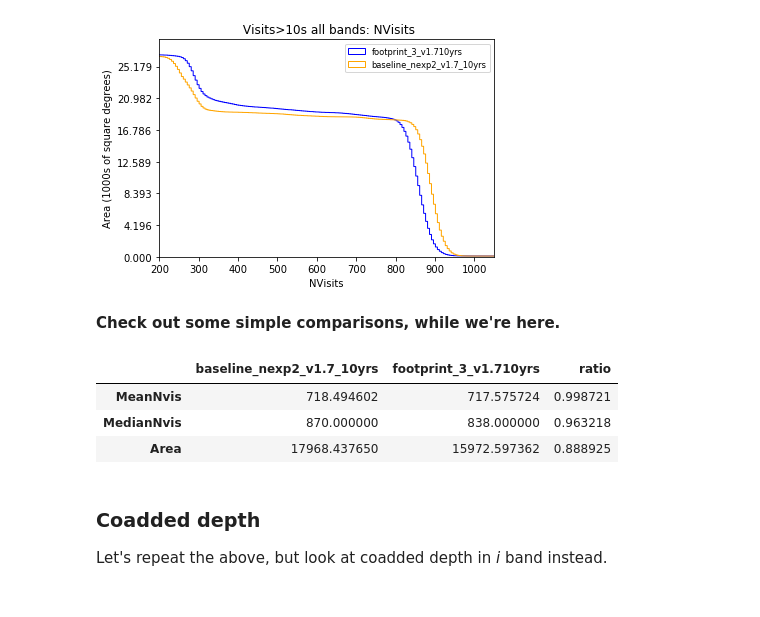
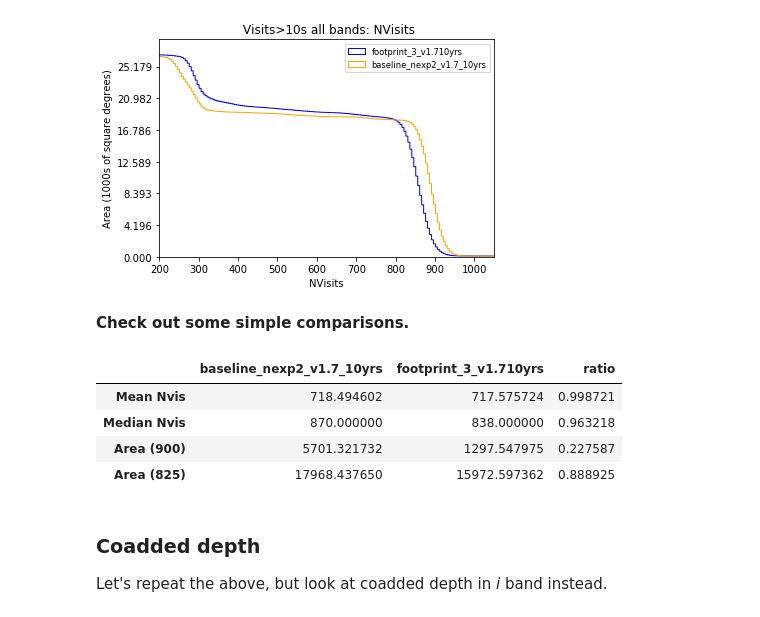
Before and after one commit to lsst-pst/survey_strategy, a Jupyter notebook: fbs_1.7/FootprintMaps.ipynb, the cells around one changed output. Cells and saved outputs as stored; diff of their text form; code cells hidden in the pictures.

```diff
--- a/fbs_1.7/FootprintMaps.ipynb
+++ b/fbs_1.7/FootprintMaps.ipynb
@@ -127,23 +112,22 @@ It's also clear that the baseline has a higher typical number of visits per poin
 However, to dive in further - we may want to look at the *difference* or perhaps the *ratio* of the number of visits at each point.
 # %% [markdown]
 **Calculate and store the difference information.**
-# %%
-# The difference or ratio can be calculated using the metric values in each bundle directly. (r1 - r2)
-# (Remember to account for the 'masks', as these metricValues are numpy masked arrays)
-
-r1 = runs[1]
-r2 = runs[0]
-difference = bundles[r1].metricValues.filled(0) - \
-                bundles[r2].metricValues.filled(0)
-mask = bundles[r1].metricValues.mask & bundles[r2].metricValues.mask
-
-# It's easiest to put this back into a new MetricBundle, as then we can use all of our 'regular' tools to plot
-bundles['diff'] = copy.deepcopy(bundles[r2])
-bundles['diff'].plotDict = {}
-bundles['diff'].runName = f'{r1} - {r2}'
-bundles['diff'].fileRoot = 'difference'
-
-bundles['diff'].metricValues = ma.MaskedArray(data=difference, mask=mask, fill_value=hp.UNSEEN)
+# %%
+def subtractMetricBundles(bundle1, bundle2):
+    differenceVal = bundle1.metricValues.filled(0) - bundle2.metricValues.filled(0)
+    mask = bundle1.metricValues.mask & bundle2.metricValues.mask
+    diff = copy.deepcopy(bundle1)
+    diff.plotDict = {}
+    diff.runName = f'{bundle1.runName} - {bundle2.runName}'
+    diff.fileRoot = 'difference'
+    diff.metricValues = ma.MaskedArray(data=differenceVal, mask=mask, fill_value=hp.UNSEEN)
+    return diff
+# %%
+# The difference or ratio can be calculated using the metric values in each bundle directly.
+r1 = runs[1]
+r2 = runs[0]
+
+bundles['diff'] = subtractMetricBundles(bundles[r1], bundles[r2])
 # %% [markdown]
 **Plot the difference.**
 # %%
@@ -172,25 +156,31 @@ Adding an axes using the same arguments as a previous axes currently reuses the
 1
 [figure]
 # %% [markdown]
-**Check out some simple comparisons, while we're here.**
+**Check out some simple comparisons.**
 # %%
 nside = 64
-T = 825
+T = 900
+N = 825
 medianNvis = {}
 meanNvis = {}
 areaT = {}
+areaN = {}
 for r in runs:
     medianNvis[r] = np.median(bundles[r].metricValues.compressed())
     meanNvis[r] = np.mean(bundles[r].metricValues.compressed())
     areaT[r] = len(np.where(bundles[r].metricValues > T)[0]) * hp.nside2pixarea(nside, degrees=True)
-d = pd.DataFrame([meanNvis, medianNvis, areaT], index=['MeanNvis', 'MedianNvis', 'Area'], columns=runs)
+    areaN[r] = len(np.where(bundles[r].metricValues > N)[0]) * hp.nside2pixarea(nside, degrees=True)
+
+d = pd.DataFrame([meanNvis, medianNvis, areaT, areaN],
+                 index=['Mean Nvis', 'Median Nvis', f'Area ({T})', f'Area ({N})'], columns=runs)
 d['ratio'] = d[r1] / d[r2]
 d
 # %% [output]
 |  | baseline_nexp2_v1.7_10yrs | footprint_3_v1.710yrs | ratio |
-| MeanNvis | 718.494602 | 717.575724 | 0.998721 |
-| MedianNvis | 870.000000 | 838.000000 | 0.963218 |
-| Area | 17968.437650 | 15972.597362 | 0.888925 |
+| Mean Nvis | 718.494602 | 717.575724 | 0.998721 |
+| Median Nvis | 870.000000 | 838.000000 | 0.963218 |
+| Area (900) | 5701.321732 | 1297.547975 | 0.227587 |
+| Area (825) | 17968.437650 | 15972.597362 | 0.888925 |
 # %% [markdown]
 ### Coadded depth
 
```
Also changed, not shown: parts of 15 cells of this notebook.
